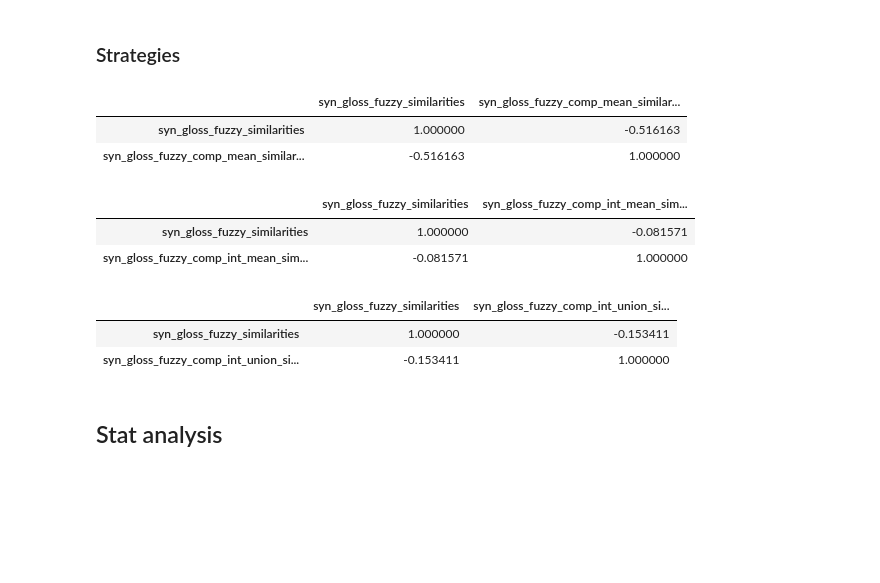
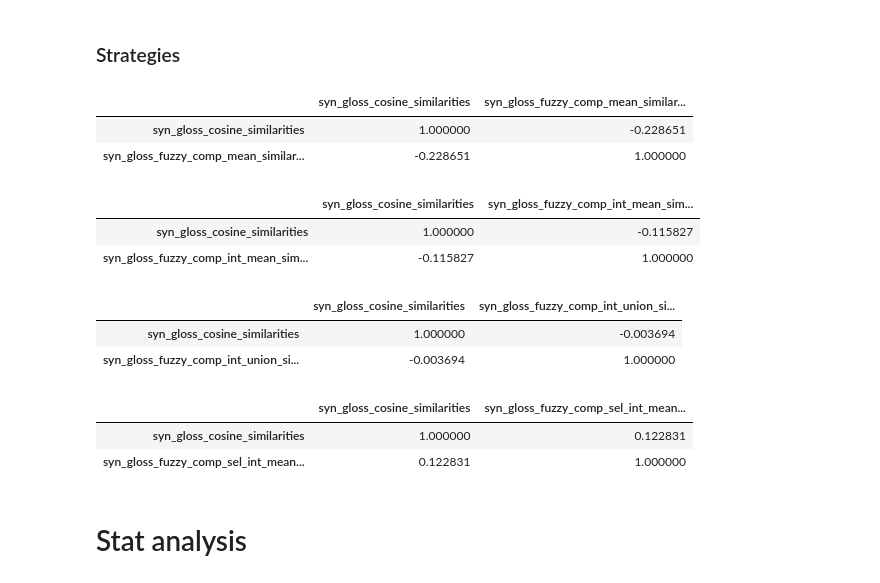
Before and after one commit to IsaacFigNewton/DisCoFuzz, a Jupyter notebook: DisCoFuzz.ipynb, the cells around one changed output. Cells and saved outputs as stored; diff of their text form; code cells hidden in the pictures; blank space fills up the shorter version.

```diff
--- a/DisCoFuzz.ipynb
+++ b/DisCoFuzz.ipynb
@@ -1149,6 +1159,12 @@ intersection_union_composer = SpacyDependencyComposer(
     lemma_vectorizer=lemma_vectorizer,
     fuzzifier=fuzzifier
 )
+selective_intersection_mean_composer = SpacyDependencyComposer(
+    strategy="selective_intersection+mean",
+    spacy_model=spacy_model,
+    lemma_vectorizer=lemma_vectorizer,
+    fuzzifier=fuzzifier
+)
 # %%
 # get compositional embeddings for glosses using different strategies
 wn_df["gloss_vect_fuzzy_composed_mean"] = wn_df["gloss"].apply(mean_composer)
@@ -1156,6 +1172,8 @@ wn_df["gloss_vect_fuzzy_composed_mean"] = wn_df["gloss"].apply(mean_composer)
 wn_df["gloss_vect_fuzzy_composed_intersection_mean"] = wn_df["gloss"].apply(intersection_mean_composer)
 # %%
 wn_df["gloss_vect_fuzzy_composed_intersection_union"] = wn_df["gloss"].apply(intersection_union_composer)
+# %%
+wn_df["gloss_vect_fuzzy_composed_selective_intersection_mean"] = wn_df["gloss"].apply(selective_intersection_mean_composer)
 # %% [markdown]
 # Test fuzzy embedding operators
 # %%
@@ -1280,6 +1298,7 @@ eval_dict = {
     "syn_gloss_fuzzy_comp_mean_similarities": list(),
     "syn_gloss_fuzzy_comp_int_mean_similarities": list(),
     "syn_gloss_fuzzy_comp_int_union_similarities": list(),
+    "syn_gloss_fuzzy_comp_sel_int_mean_similarities": list(),
 
     # for comparing lemma-lemma IPs
     "lemma_cosine_similarities": list(),
@@ -1372,4 +1391,8 @@ for a, b in random_pairing_indices:
         synset_vect_fuzzy,
         wn_df.loc[a, 'gloss_vect_fuzzy_composed_intersection_union']
   ).numpy())
+  eval_dict["syn_gloss_fuzzy_comp_sel_int_mean_similarities"].append(fuzzifier.similarity(
+        synset_vect_fuzzy,
+        wn_df.loc[a, 'gloss_vect_fuzzy_composed_selective_intersection_mean']
+  ).numpy())
 # %%
@@ -1423,24 +1447,31 @@ eval_df[["syn_ant_cosine_similarities", "syn_ant_fuzzy_similarities"]].corr()
 ### Strategies
 # %%
 # fuzzy synset - fuzzy gloss vs fuzzy synset - fuzzy gloss composed embedding (mean)
-eval_df[["syn_gloss_fuzzy_similarities", "syn_gloss_fuzzy_comp_mean_similarities"]].corr()
+eval_df[["syn_gloss_cosine_similarities", "syn_gloss_fuzzy_comp_mean_similarities"]].corr()
 # %% [output]
-|  | syn_gloss_fuzzy_similarities | syn_gloss_fuzzy_comp_mean_similar... |
-| syn_gloss_fuzzy_similarities | 1.000000 | -0.516163 |
-| syn_gloss_fuzzy_comp_mean_similar... | -0.516163 | 1.000000 |
+|  | syn_gloss_cosine_similarities | syn_gloss_fuzzy_comp_mean_similar... |
+| syn_gloss_cosine_similarities | 1.000000 | -0.228651 |
+| syn_gloss_fuzzy_comp_mean_similar... | -0.228651 | 1.000000 |
 # %%
 # fuzzy synset - fuzzy gloss vs fuzzy synset - fuzzy gloss composed embedding (intersection+mean)
-eval_df[["syn_gloss_fuzzy_similarities", "syn_gloss_fuzzy_comp_int_mean_similarities"]].corr()
+eval_df[["syn_gloss_cosine_similarities", "syn_gloss_fuzzy_comp_int_mean_similarities"]].corr()
 # %% [output]
-|  | syn_gloss_fuzzy_similarities | syn_gloss_fuzzy_comp_int_mean_sim... |
-| syn_gloss_fuzzy_similarities | 1.000000 | -0.081571 |
-| syn_gloss_fuzzy_comp_int_mean_sim... | -0.081571 | 1.000000 |
+|  | syn_gloss_cosine_similarities | syn_gloss_fuzzy_comp_int_mean_sim... |
+| syn_gloss_cosine_similarities | 1.000000 | -0.115827 |
+| syn_gloss_fuzzy_comp_int_mean_sim... | -0.115827 | 1.000000 |
 # %%
 # fuzzy synset - fuzzy gloss vs fuzzy synset - fuzzy gloss composed embedding (intersection+union)
-eval_df[["syn_gloss_fuzzy_similarities", "syn_gloss_fuzzy_comp_int_union_similarities"]].corr()
+eval_df[["syn_gloss_cosine_similarities", "syn_gloss_fuzzy_comp_int_union_similarities"]].corr()
 # %% [output]
-|  | syn_gloss_fuzzy_similarities | syn_gloss_fuzzy_comp_int_union_si... |
-| syn_gloss_fuzzy_similarities | 1.000000 | -0.153411 |
-| syn_gloss_fuzzy_comp_int_union_si... | -0.153411 | 1.000000 |
+|  | syn_gloss_cosine_similarities | syn_gloss_fuzzy_comp_int_union_si... |
+| syn_gloss_cosine_similarities | 1.000000 | -0.003694 |
+| syn_gloss_fuzzy_comp_int_union_si... | -0.003694 | 1.000000 |
+# %%
+# fuzzy synset - fuzzy gloss vs fuzzy synset - fuzzy gloss composed embedding (selective intersection+mean)
+eval_df[["syn_gloss_cosine_similarities", "syn_gloss_fuzzy_comp_sel_int_mean_similarities"]].corr()
+# %% [output]
+|  | syn_gloss_cosine_similarities | syn_gloss_fuzzy_comp_sel_int_mean... |
+| syn_gloss_cosine_similarities | 1.000000 | 0.122831 |
+| syn_gloss_fuzzy_comp_sel_int_mean... | 0.122831 | 1.000000 |
 # %% [markdown]
-## Stat analysis
+# Stat analysis
```
Also changed, not shown: parts of 17 cells of this notebook.
